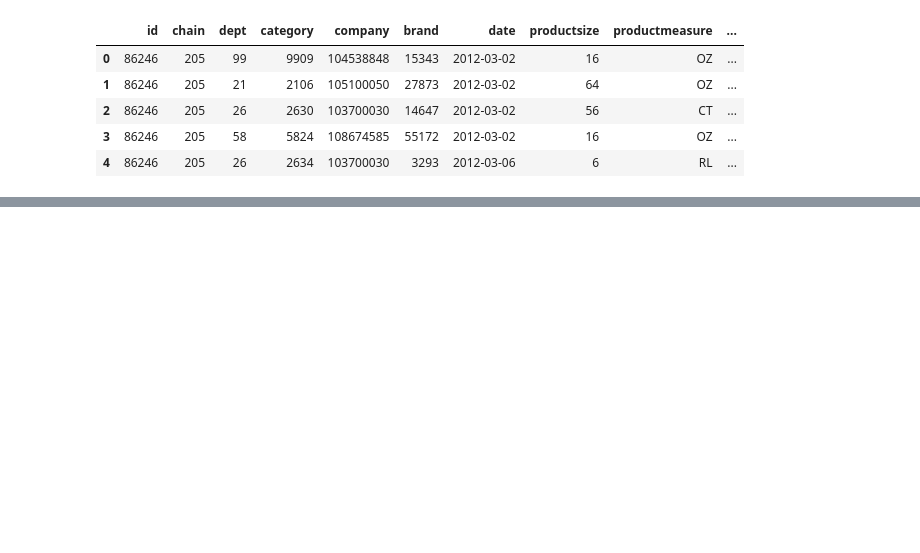
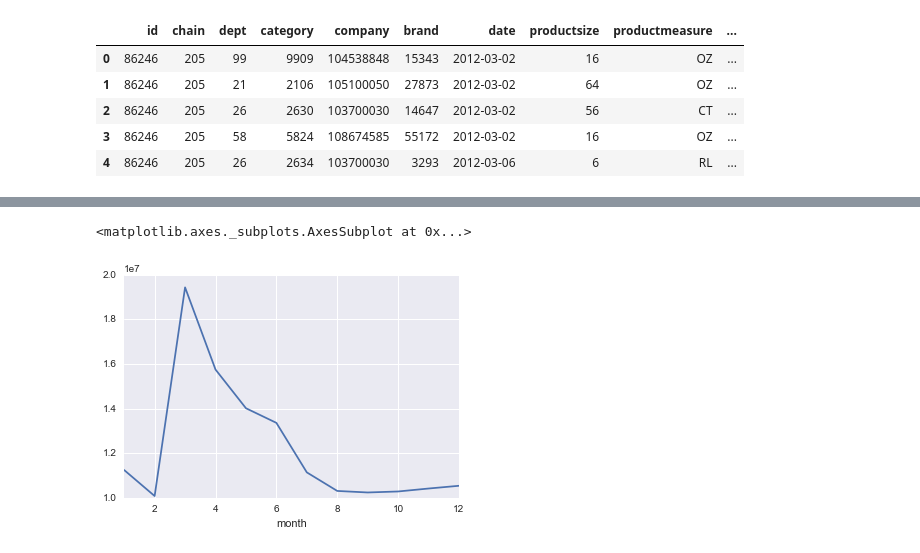
Before and after one commit to JaredChung/CourseProject_GeneralAssembly, a Jupyter notebook: Value_shopping.ipynb, the cells around one changed output, grey strips where cells are left out. Cells and saved outputs as stored; diff of their text form; code cells hidden in the pictures; blank space fills up the shorter version.

```diff
--- a/Value_shopping.ipynb
+++ b/Value_shopping.ipynb
@@ -39,0 +32,3 @@ merged.head()
+# %%
+transactions['year'] = transactions.offerdate.apply(lambda n: n.year)
+transactions['month'] = transactions.offerdate.apply(lambda n: n.month)
@@ -85,5 +46,0 @@ z.head()
-# %%
-transactions['year'] = transactions.date.apply(lambda n: n.year)
-transactions['month'] = transactions.date.apply(lambda n: n.month)
-transactions['week'] = transactions.date.apply(lambda n: n.week)
-transactions['dayofweek'] = transactions.date.apply(lambda n: n.dayofweek)
@@ -95,0 +91,5 @@ len(train.chain.unique())
+# %%
+transactions.groupby('month').purchaseamount.sum().plot()
+# %% [output]
+<matplotlib.axes._subplots.AxesSubplot at 0x...>
+[figure, added]
```
Also changed, not shown: parts of 25 cells of this notebook.
